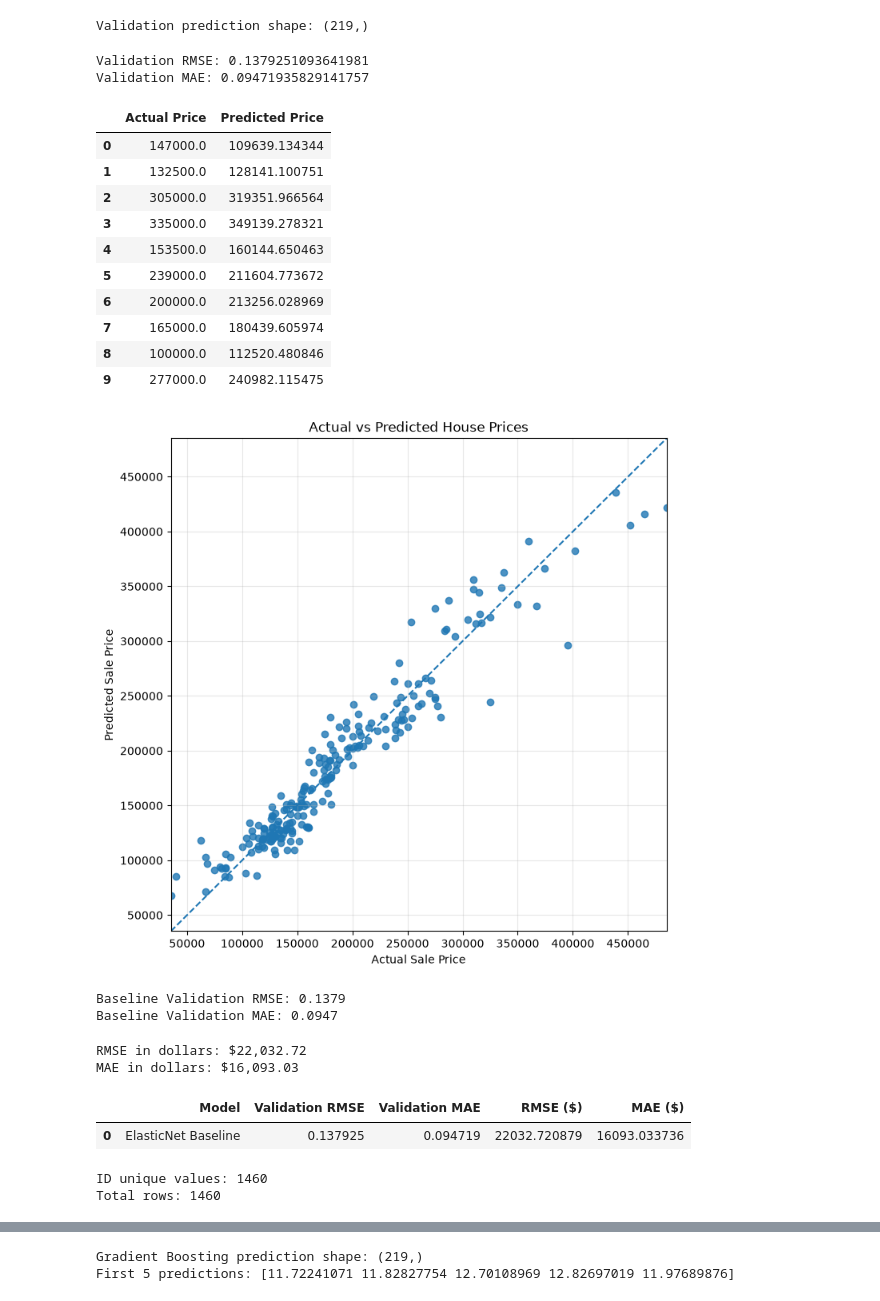
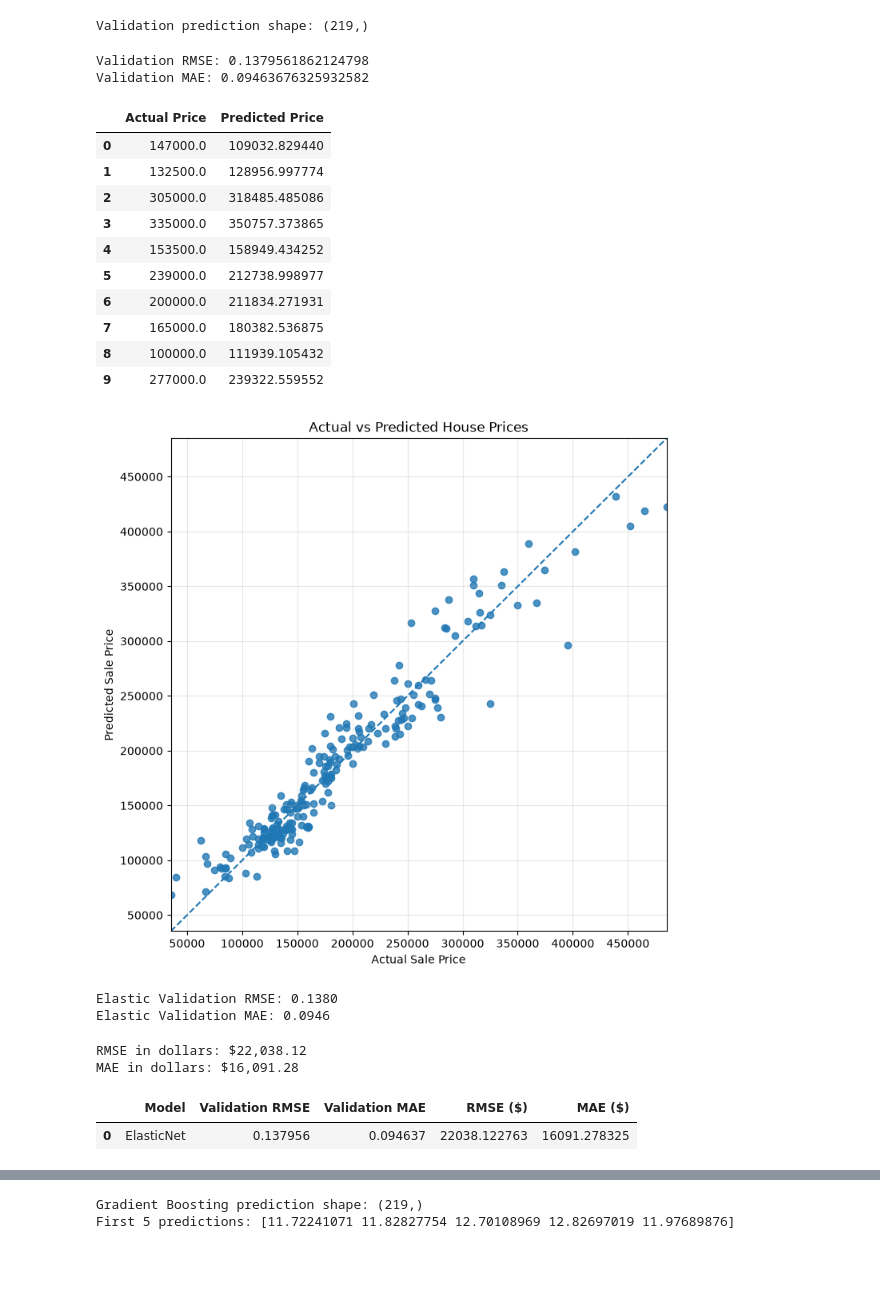
Before and after one commit to rcodes-ix/ames-house-price-prediction, a Jupyter notebook: house_price_prediction.ipynb, the cells around one changed output, grey strips where cells are left out. Cells and saved outputs as stored; diff of their text form; code cells hidden in the pictures; blank space fills up the shorter version.

```diff
--- a/house_price_prediction.ipynb
+++ b/house_price_prediction.ipynb
@@ -111,7 +115,7 @@ print('Columns with missing values:', len(missing))
 # %% [output]
 Columns with missing values: 19
 # %%
-X = df.drop(columns=['SalePrice'])
+X = df.drop(columns=['SalePrice', 'Id'])
 y = df['SalePrice']
 
 print('X shape', X.shape)
@@ -285,7 +283,7 @@ preprocessor = ColumnTransformer([
 # %%
 from sklearn.linear_model import ElasticNet
 # %%
-baseline_model = Pipeline([
+elastic_model = Pipeline([
     ('preprocessor', preprocessor),
     ('model', ElasticNet(
         alpha=0.0005,
@@ -295,9 +293,9 @@ baseline_model = Pipeline([
     ))
 ])
 # %%
-baseline_model = baseline_model.fit(X_train, y_train)
+elastic_model = elastic_model.fit(X_train, y_train)
 # %%
-valid_pred = baseline_model.predict(X_valid)
+valid_pred = elastic_model.predict(X_valid)
 print('Validation prediction shape:', valid_pred.shape)
 # %% [output]
 Validation prediction shape: (219,)
@@ -314,8 +312,8 @@ mae = mean_absolute_error(
 print('Validation RMSE:', rmse)
 print('Validation MAE:', mae)
 # %% [output]
-Validation RMSE: 0.1379251093641981
-Validation MAE: 0.09471935829141757
+Validation RMSE: 0.1379561862124798
+Validation MAE: 0.09463676325932582
 # %%
 valid_pred_price = np.expm1(valid_pred)
 valid_actual_price = np.expm1(y_valid)
@@ -328,16 +326,16 @@ comparison = pd.DataFrame({
 display(comparison.head(10))
 # %% [output]
 |  | Actual Price | Predicted Price |
-| 0 | 147000.0 | 109639.134344 |
-| 1 | 132500.0 | 128141.100751 |
-| 2 | 305000.0 | 319351.966564 |
-| 3 | 335000.0 | 349139.278321 |
-| 4 | 153500.0 | 160144.650463 |
-| 5 | 239000.0 | 211604.773672 |
-| 6 | 200000.0 | 213256.028969 |
-| 7 | 165000.0 | 180439.605974 |
-| 8 | 100000.0 | 112520.480846 |
-| 9 | 277000.0 | 240982.115475 |
+| 0 | 147000.0 | 109032.829440 |
+| 1 | 132500.0 | 128956.997774 |
+| 2 | 305000.0 | 318485.485086 |
+| 3 | 335000.0 | 350757.373865 |
+| 4 | 153500.0 | 158949.434252 |
+| 5 | 239000.0 | 212738.998977 |
+| 6 | 200000.0 | 211834.271931 |
+| 7 | 165000.0 | 180382.536875 |
+| 8 | 100000.0 | 111939.105432 |
+| 9 | 277000.0 | 239322.559552 |
 # %%
 actual = np.asarray(valid_actual_price, dtype=float)
 predicted = np.asarray(valid_pred_price, dtype=float)
@@ -370,16 +368,16 @@ plt.grid(True, alpha=0.3)
 
 plt.show()
 # %% [output]
-[figure, old version]
+[figure, new version]
 # %%
 rmse = np.sqrt(mean_squared_error(y_valid, valid_pred))
 mae = mean_absolute_error(y_valid, valid_pred)
 
-print(f'Baseline Validation RMSE: {rmse:.4f}')
-print(f'Baseline Validation MAE: {mae:.4f}')
+print(f'Elastic Validation RMSE: {rmse:.4f}')
+print(f'Elastic Validation MAE: {mae:.4f}')
 # %% [output]
-Baseline Validation RMSE: 0.1379
-Baseline Validation MAE: 0.0947
+Elastic Validation RMSE: 0.1380
+Elastic Validation MAE: 0.0946
 # %%
 rmse_price = np.sqrt(
     mean_squared_error(
@@ -396,24 +394,18 @@ mae_price = mean_absolute_error(
 print(f'RMSE in dollars: ${rmse_price:,.2f}')
 print(f'MAE in dollars: ${mae_price:,.2f}')
 # %% [output]
-RMSE in dollars: $22,032.72
-MAE in dollars: $16,093.03
+RMSE in dollars: $22,038.12
+MAE in dollars: $16,091.28
 # %%
 model_results = pd.DataFrame({
-    'Model': ['ElasticNet Baseline'],
+    'Model': ['ElasticNet'],
     'Validation RMSE': [rmse],
     'Validation MAE': [mae],
     'RMSE ($)': [rmse_price],
     'MAE ($)': [mae_price]
 })
 
 display(model_results)
 # %% [output]
 |  | Model | Validation RMSE | Validation MAE | RMSE ($) | MAE ($) |
-| 0 | ElasticNet Baseline | 0.137925 | 0.094719 | 22032.720879 | 16093.033736 |
+| 0 | ElasticNet | 0.137956 | 0.094637 | 22038.122763 | 16091.278325 |
-# %%
-print('ID unique values:', X['Id'].nunique())
-print('Total rows:', len(X))
-# %% [output]
-ID unique values: 1460
-Total rows: 1460
```
Also changed, not shown: parts of 18 cells of this notebook.
